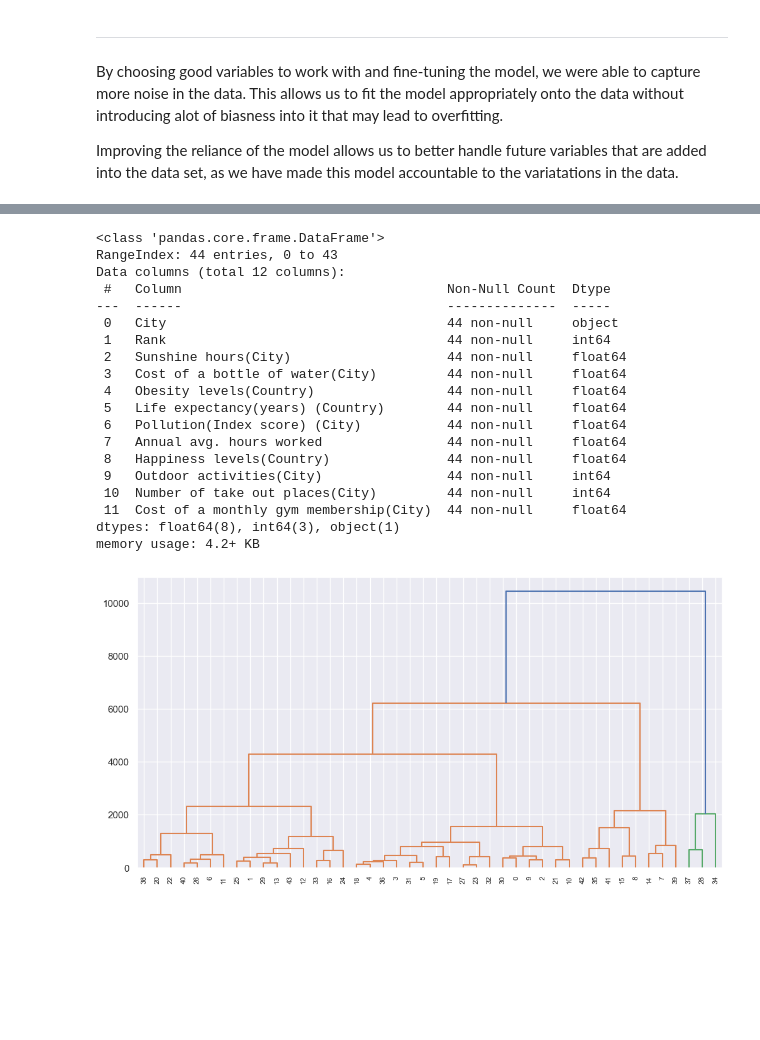
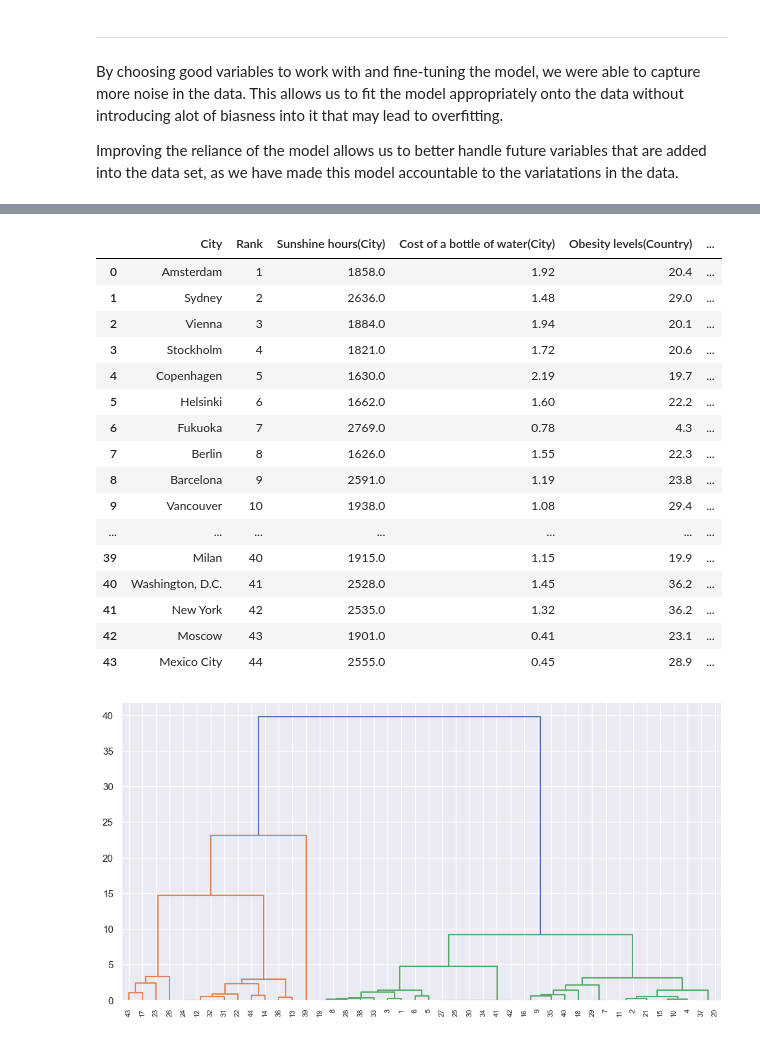
Before and after one commit to JaredNgwj/SC1015, a Jupyter notebook: SC1015 Full Project - City Happiness Level.ipynb, the cells around one changed output, grey strips where cells are left out. Drawn from its saved outputs; the diff is of its cells as text; code cells hidden in the pictures; blank space fills up the shorter version.

```diff
--- a/SC1015 Full Project - City Happiness Level.ipynb
+++ b/SC1015 Full Project - City Happiness Level.ipynb
@@ -520,45 +571,48 @@ Now that we have completed answering our first problem in our Problem formulatio
 from scipy.cluster.hierarchy import dendrogram, linkage
 from sklearn.preprocessing import StandardScaler
 # %%
-CityData.info()
+CityData
 # %% [output]
-<class 'pandas.core.frame.DataFrame'>
-RangeIndex: 44 entries, 0 to 43
-Data columns (total 12 columns):
- #   Column                                  Non-Null Count  Dtype
----  ------                                  --------------  -----
- 0   City                                    44 non-null     object
- 1   Rank                                    44 non-null     int64
- 2   Sunshine hours(City)                    44 non-null     float64
- 3   Cost of a bottle of water(City)         44 non-null     float64
- 4   Obesity levels(Country)                 44 non-null     float64
- 5   Life expectancy(years) (Country)        44 non-null     float64
- 6   Pollution(Index score) (City)           44 non-null     float64
- 7   Annual avg. hours worked                44 non-null     float64
- 8   Happiness levels(Country)               44 non-null     float64
- 9   Outdoor activities(City)                44 non-null     int64
- 10  Number of take out places(City)         44 non-null     int64
- 11  Cost of a monthly gym membership(City)  44 non-null     float64
-dtypes: float64(8), int64(3), object(1)
-memory usage: 4.2+ KB
+|  | City | Rank | Sunshine hours(City) | Cost of a bottle of water(City) | Obesity levels(Country) | ... |
+| 0 | Amsterdam | 1 | 1858.0 | 1.92 | 20.4 | ... |
+| 1 | Sydney | 2 | 2636.0 | 1.48 | 29.0 | ... |
+| 2 | Vienna | 3 | 1884.0 | 1.94 | 20.1 | ... |
+| 3 | Stockholm | 4 | 1821.0 | 1.72 | 20.6 | ... |
+| 4 | Copenhagen | 5 | 1630.0 | 2.19 | 19.7 | ... |
+| 5 | Helsinki | 6 | 1662.0 | 1.60 | 22.2 | ... |
+| 6 | Fukuoka | 7 | 2769.0 | 0.78 | 4.3 | ... |
+| 7 | Berlin | 8 | 1626.0 | 1.55 | 22.3 | ... |
+| 8 | Barcelona | 9 | 2591.0 | 1.19 | 23.8 | ... |
+| 9 | Vancouver | 10 | 1938.0 | 1.08 | 29.4 | ... |
+| ... | ... | ... | ... | ... | ... | ... |
+| 39 | Milan | 40 | 1915.0 | 1.15 | 19.9 | ... |
+| 40 | Washington, D.C. | 41 | 2528.0 | 1.45 | 36.2 | ... |
+| 41 | New York | 42 | 2535.0 | 1.32 | 36.2 | ... |
+| 42 | Moscow | 43 | 1901.0 | 0.41 | 23.1 | ... |
+| 43 | Mexico City | 44 | 2555.0 | 0.45 | 28.9 | ... |
 # %%
-CityData.columns = ["City", "Rank", "Sunshine hours(City)", "Cost of a bottle of water(City)", "Obesity levels(Country)", "Life expectancy(years) (Country)", "Pollution(Index score) (City)", "Annual avg. hours worked", "Happiness levels(Country)", "Outdoor activities(City)", "Number of take out places(City)", "Cost of a monthly gym membership(City)"]
+#CityData.columns = ["City", "Rank", "Sunshine hours(City)", "Cost of a bottle of water(City)", "Obesity levels(Country)",
+                  #  "Life expectancy(years) (Country)", "Pollution(Index score) (City)", "Annual avg. hours worked", "Happiness levels(Country)",
+                  # "Outdoor activities(City)", "Number of take out places(City)", "Cost of a monthly gym membership(City)"]
 
-selected_columns = [
-    "Sunshine hours(City)", "Cost of a bottle of water(City)", "Obesity levels(Country)", "Life expectancy(years) (Country)", "Pollution(Index score) (City)", "Annual avg. hours worked", "Happiness levels(Country)", "Outdoor activities(City)", "Number of take out places(City)", "Cost of a monthly gym membership(City)"
-]
-data_selected = CityData[selected_columns]
+selectedColumns = [
+    "Life expectancy(years) (Country)",
+    "Happiness levels(Country)"]
+
+dataSelected = CityData[selectedColumns]
 # %%
-linked = linkage(data_selected, method='ward')
+linked = linkage(dataSelected, method = 'ward')
 
 # Do hierarchical clustering on using Ward method, which minimizes the variance within each cluster
 # returns an array representing the hierarchical clustering structure
 # %%
 plt.figure(figsize=(12, 6))
-dendrogram(linked, orientation='top', distance_sort='descending', show_leaf_counts=True)
+dendrogram(linked, labels = CityData['Rank'].tolist(), orientation='top', distance_sort='descending', show_leaf_counts=True)
+
+#cutThreshold = 9
+#plt.axhline(y = cutThreshold, color='black', linestyle='--')
+
 plt.show()
-
-# shows the relationships between clusters and the distances at which they were merged.
 # %% [output]
-[figure, old version]
+[figure, new version]
 # %% [markdown]
```
Also changed, not shown: parts of 15 cells of this notebook.
